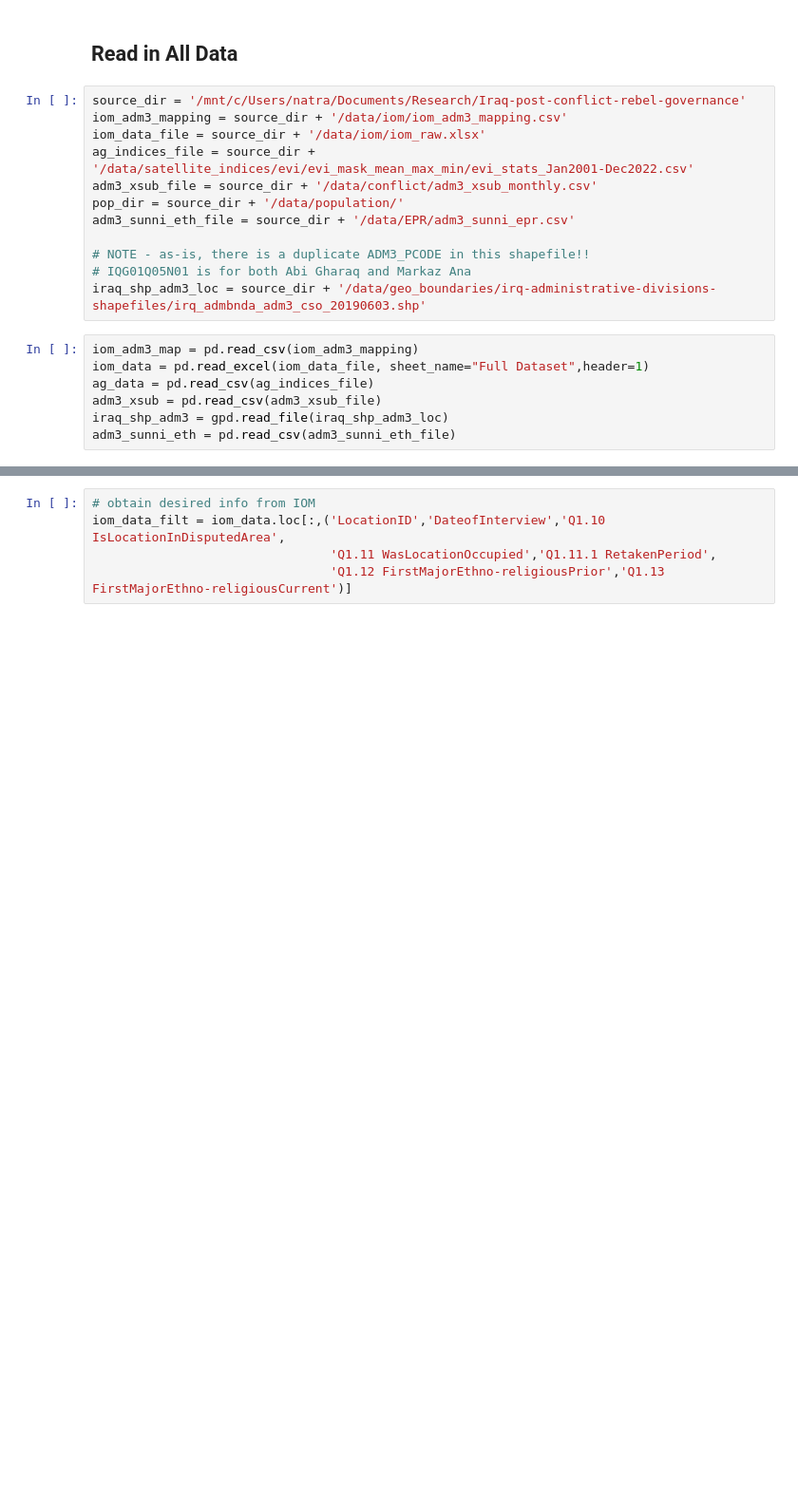
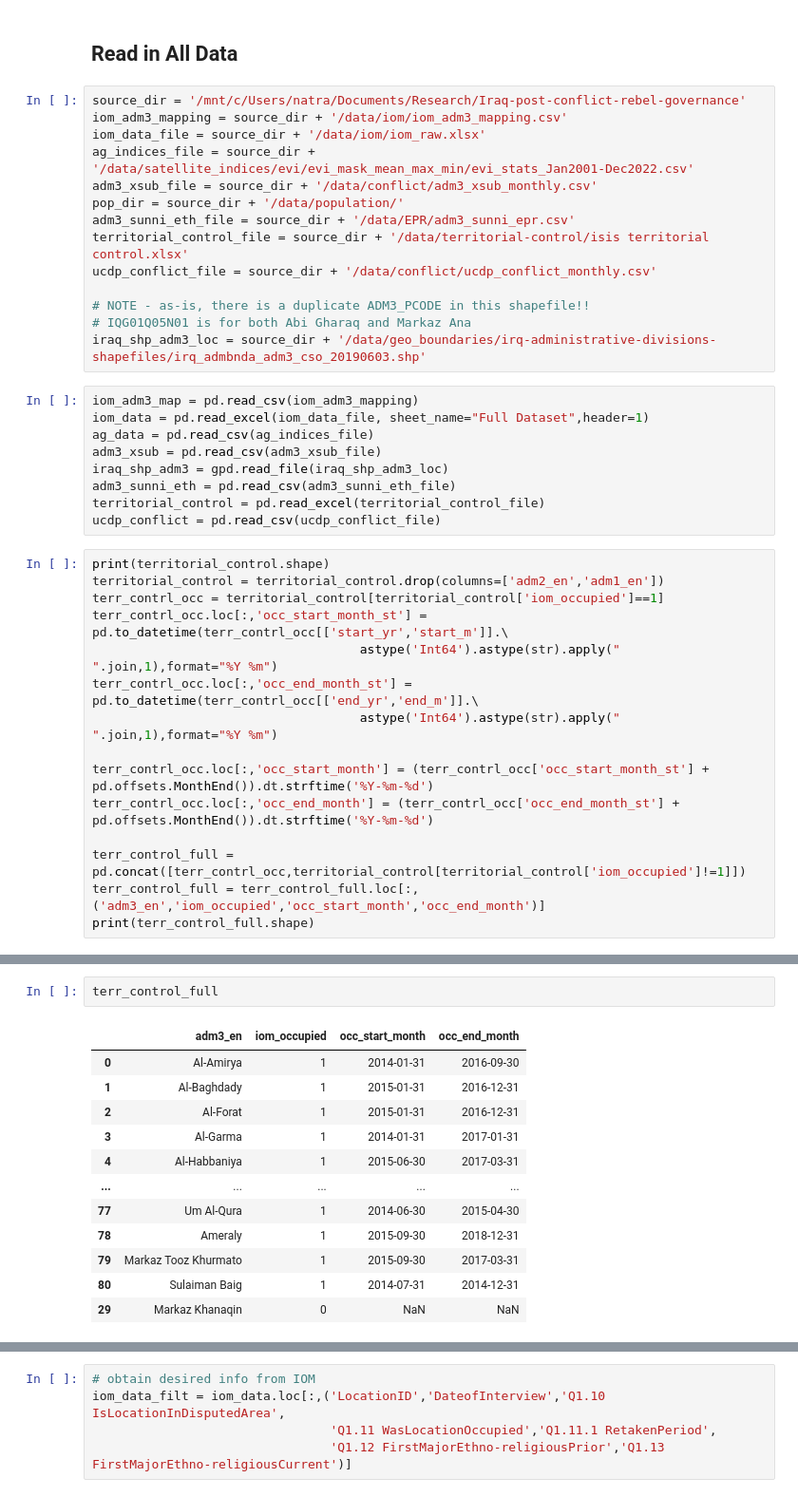
Before and after one commit to natalie-ayers/Iraq-post-conflict-rebel-governance, a Jupyter notebook: merge_datasets_adm3.ipynb, the cells around one changed output, grey strips where cells are left out. Shown at 95% size. Drawn from its saved outputs; the diff is of its cells as text; blank space fills up the shorter version.

```diff
--- a/merge_datasets_adm3.ipynb
+++ b/merge_datasets_adm3.ipynb
@@ -14,6 +15,8 @@ ag_indices_file = source_dir + '/data/satellite_indices/evi/evi_mask_mean_max_mi
 adm3_xsub_file = source_dir + '/data/conflict/adm3_xsub_monthly.csv'
 pop_dir = source_dir + '/data/population/'
 adm3_sunni_eth_file = source_dir + '/data/EPR/adm3_sunni_epr.csv'
+territorial_control_file = source_dir + '/data/territorial-control/isis territorial control.xlsx'
+ucdp_conflict_file = source_dir + '/data/conflict/ucdp_conflict_monthly.csv'
 
 # NOTE - as-is, there is a duplicate ADM3_PCODE in this shapefile!!
 # IQG01Q05N01 is for both Abi Gharaq and Markaz Ana
@@ -25,3 +28,20 @@ ag_data = pd.read_csv(ag_indices_file)
 adm3_xsub = pd.read_csv(adm3_xsub_file)
 iraq_shp_adm3 = gpd.read_file(iraq_shp_adm3_loc)
 adm3_sunni_eth = pd.read_csv(adm3_sunni_eth_file)
+territorial_control = pd.read_excel(territorial_control_file)
+ucdp_conflict = pd.read_csv(ucdp_conflict_file)
+# %%
+print(territorial_control.shape)
+territorial_control = territorial_control.drop(columns=['adm2_en','adm1_en'])
+terr_contrl_occ = territorial_control[territorial_control['iom_occupied']==1]
+terr_contrl_occ.loc[:,'occ_start_month_st'] = pd.to_datetime(terr_contrl_occ[['start_yr','start_m']].\
+                                    astype('Int64').astype(str).apply(" ".join,1),format="%Y %m")
+terr_contrl_occ.loc[:,'occ_end_month_st'] = pd.to_datetime(terr_contrl_occ[['end_yr','end_m']].\
+                                    astype('Int64').astype(str).apply(" ".join,1),format="%Y %m")
+
+terr_contrl_occ.loc[:,'occ_start_month'] = (terr_contrl_occ['occ_start_month_st'] + pd.offsets.MonthEnd()).dt.strftime('%Y-%m-%d')
+terr_contrl_occ.loc[:,'occ_end_month'] = (terr_contrl_occ['occ_end_month_st'] + pd.offsets.MonthEnd()).dt.strftime('%Y-%m-%d')
+
+terr_control_full = pd.concat([terr_contrl_occ,territorial_control[territorial_control['iom_occupied']!=1]])
+terr_control_full = terr_control_full.loc[:,('adm3_en','iom_occupied','occ_start_month','occ_end_month')]
+print(terr_control_full.shape)
@@ -27,0 +71,15 @@ adm3_sunni_eth = pd.read_csv(adm3_sunni_eth_file)
+# %%
+terr_control_full
+# %% [output]
+|  | adm3_en | iom_occupied | occ_start_month | occ_end_month |
+| 0 | Al-Amirya | 1 | 2014-01-31 | 2016-09-30 |
+| 1 | Al-Baghdady | 1 | 2015-01-31 | 2016-12-31 |
+| 2 | Al-Forat | 1 | 2015-01-31 | 2016-12-31 |
+| 3 | Al-Garma | 1 | 2014-01-31 | 2017-01-31 |
+| 4 | Al-Habbaniya | 1 | 2015-06-30 | 2017-03-31 |
+| ... | ... | ... | ... | ... |
+| 77 | Um Al-Qura | 1 | 2014-06-30 | 2015-04-30 |
+| 78 | Ameraly | 1 | 2015-09-30 | 2018-12-31 |
+| 79 | Markaz Tooz Khurmato | 1 | 2015-09-30 | 2017-03-31 |
+| 80 | Sulaiman Baig | 1 | 2014-07-31 | 2014-12-31 |
+| 29 | Markaz Khanaqin | 0 | NaN | NaN |
```
Also changed, not shown: parts of 12 cells of this notebook, 15 other files.
